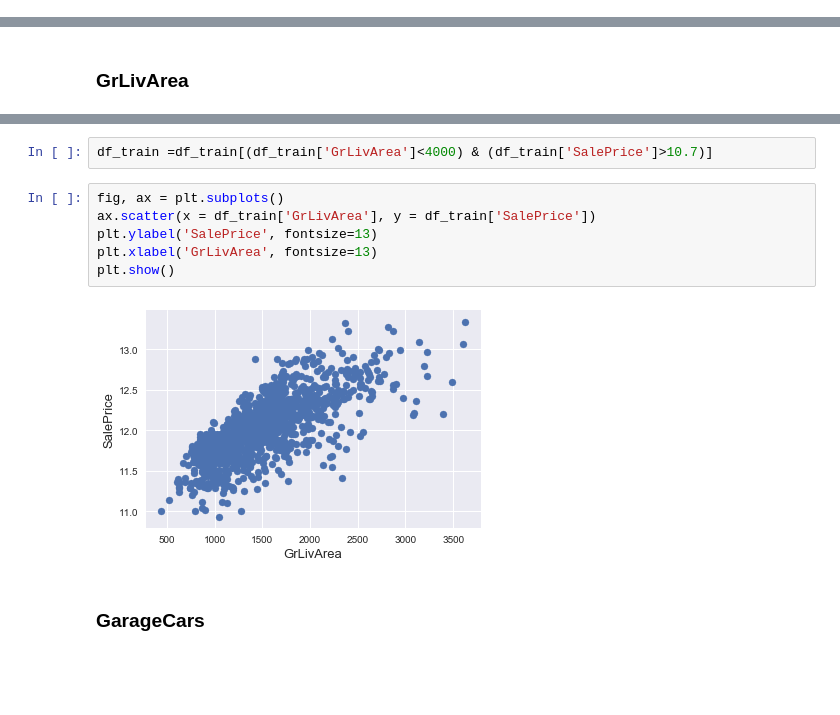
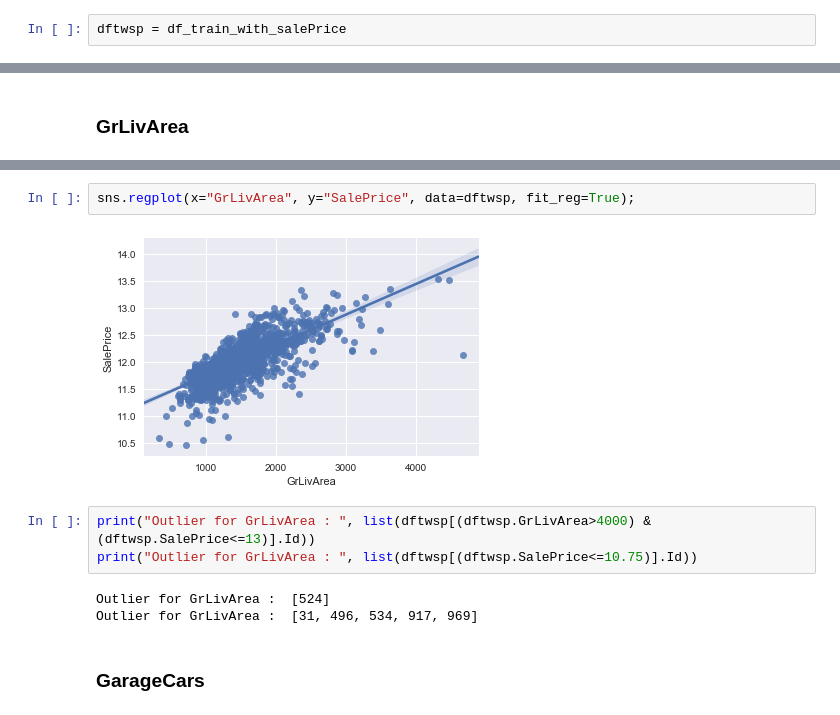
Before and after one commit to raphaelavalos/aml-lab, a Jupyter notebook: challenge/challenge.ipynb, the cells around one changed output, grey strips where cells are left out. Drawn from its saved outputs; the diff is of its cells as text; blank space fills up the shorter version.

```diff
--- a/challenge/challenge.ipynb
+++ b/challenge/challenge.ipynb
@@ -509,6 +512,8 @@ df_train = df[:len(df_train)]
 df_train_with_salePrice = df_train
 df_train_with_salePrice['SalePrice'] = logSalePrice
 df_test = df[len(df_train):]
+# %%
+dftwsp = df_train_with_salePrice
 # %% [markdown]
 Now that we have completed the data, we split it again.
 # %% [markdown]
@@ -573,12 +554,12 @@ plt.show()
-# %%
-df_train =df_train[(df_train['GrLivArea']<4000) & (df_train['SalePrice']>10.7)]
-# %%
-fig, ax = plt.subplots()
-ax.scatter(x = df_train['GrLivArea'], y = df_train['SalePrice'])
-plt.ylabel('SalePrice', fontsize=13)
-plt.xlabel('GrLivArea', fontsize=13)
-plt.show()
-# %% [output]
-[figure, removed]
+# %%
+sns.regplot(x="GrLivArea", y="SalePrice", data=dftwsp, fit_reg=True);
+# %% [output]
+[figure, added]
+# %%
+print("Outlier for GrLivArea : ", list(dftwsp[(dftwsp.GrLivArea>4000) & (dftwsp.SalePrice<=13)].Id))
+print("Outlier for GrLivArea : ", list(dftwsp[(dftwsp.SalePrice<=10.75)].Id))
+# %% [output]
+Outlier for GrLivArea :  [524]
+Outlier for GrLivArea :  [31, 496, 534, 917, 969]
 # %% [markdown]
 ### GarageCars ###
```
Also changed, not shown: parts of 37 cells of this notebook.
